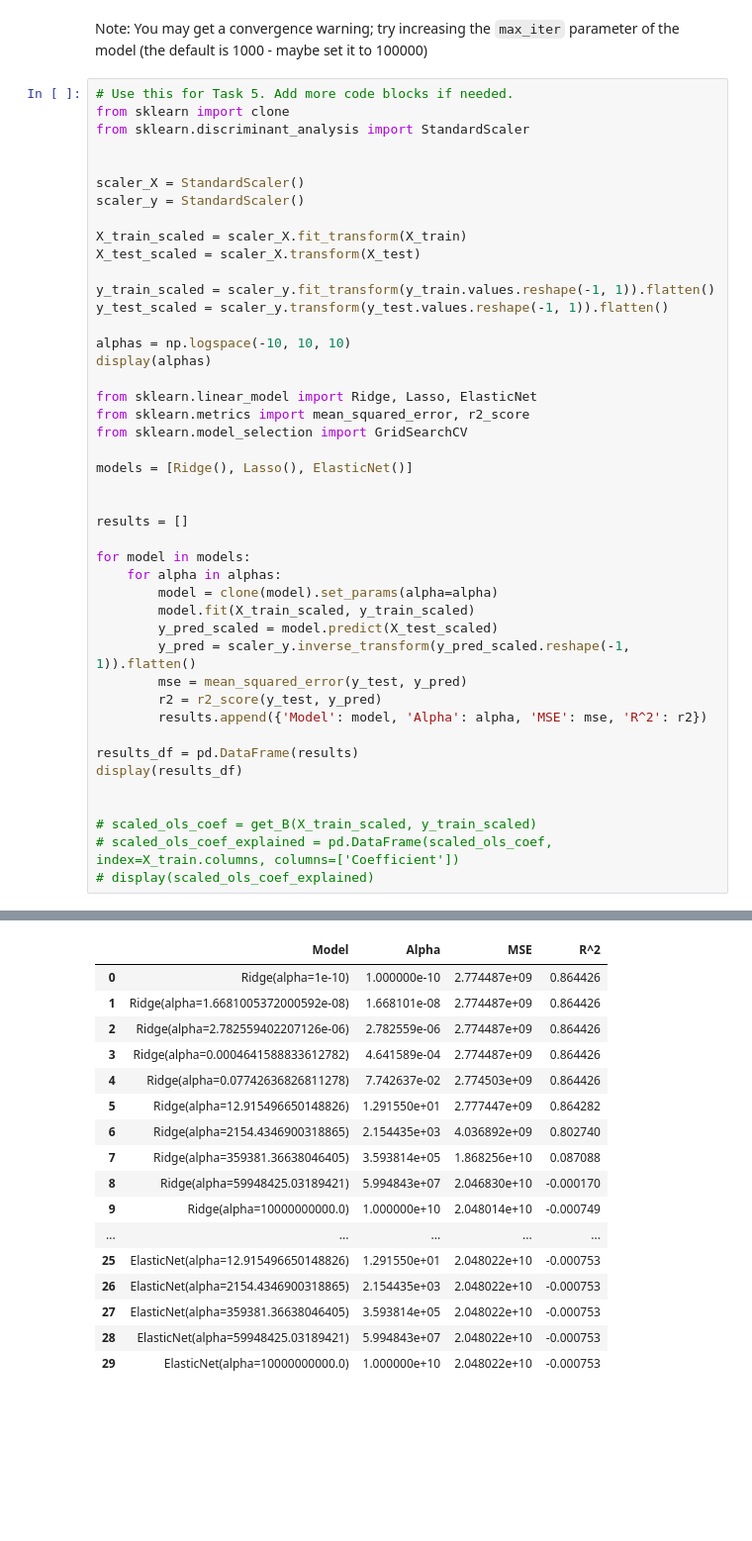
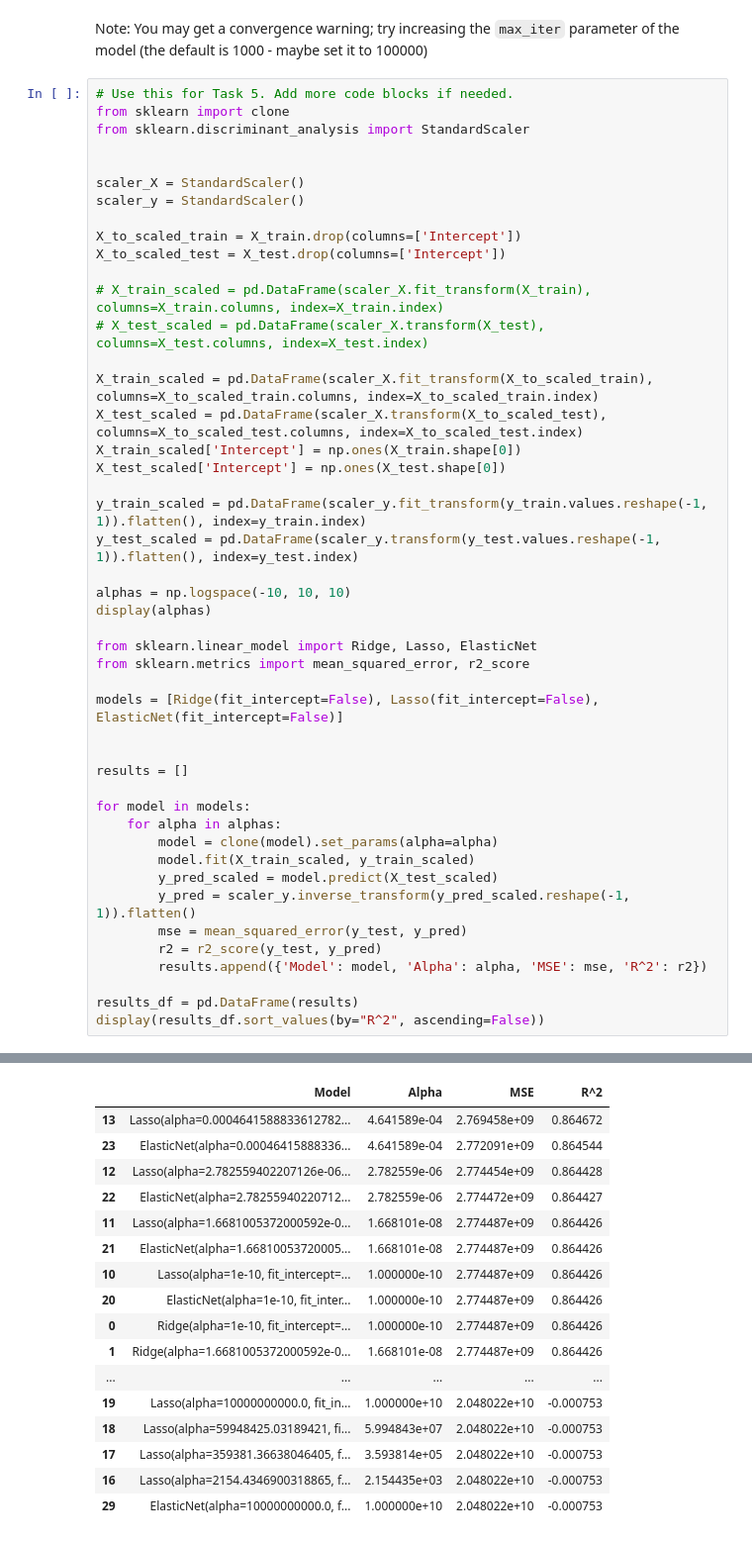
Before and after one commit to THEWhiteArrow/VIA-semester-6, a Jupyter notebook: MAL1/assignment2/2. Car prices.ipynb, the cells around one changed output, grey strips where cells are left out. Shown at 99% size. Drawn from its saved outputs; the diff is of its cells as text; blank space fills up the shorter version.

```diff
--- a/MAL1/assignment2/2. Car prices.ipynb
+++ b/MAL1/assignment2/2. Car prices.ipynb
@@ -294,59 +294,61 @@ from sklearn.discriminant_analysis import StandardScaler
 scaler_X = StandardScaler()
 scaler_y = StandardScaler()
 
-X_train_scaled = scaler_X.fit_transform(X_train)
-X_test_scaled = scaler_X.transform(X_test)
+X_to_scaled_train = X_train.drop(columns=['Intercept'])
+X_to_scaled_test = X_test.drop(columns=['Intercept'])
 
-y_train_scaled = scaler_y.fit_transform(y_train.values.reshape(-1, 1)).flatten()
-y_test_scaled = scaler_y.transform(y_test.values.reshape(-1, 1)).flatten()
+# X_train_scaled = pd.DataFrame(scaler_X.fit_transform(X_train), columns=X_train.columns, index=X_train.index)
+# X_test_scaled = pd.DataFrame(scaler_X.transform(X_test), columns=X_test.columns, index=X_test.index)
+
+X_train_scaled = pd.DataFrame(scaler_X.fit_transform(X_to_scaled_train), columns=X_to_scaled_train.columns, index=X_to_scaled_train.index)
+X_test_scaled = pd.DataFrame(scaler_X.transform(X_to_scaled_test), columns=X_to_scaled_test.columns, index=X_to_scaled_test.index)
+X_train_scaled['Intercept'] = np.ones(X_train.shape[0])
+X_test_scaled['Intercept'] = np.ones(X_test.shape[0])
+
+y_train_scaled = pd.DataFrame(scaler_y.fit_transform(y_train.values.reshape(-1, 1)).flatten(), index=y_train.index)
+y_test_scaled = pd.DataFrame(scaler_y.transform(y_test.values.reshape(-1, 1)).flatten(), index=y_test.index)
 
 alphas = np.logspace(-10, 10, 10)
 display(alphas)
 
 from sklearn.linear_model import Ridge, Lasso, ElasticNet
 from sklearn.metrics import mean_squared_error, r2_score
-from sklearn.model_selection import GridSearchCV
 
-models = [Ridge(), Lasso(), ElasticNet()]
+models = [Ridge(fit_intercept=False), Lasso(fit_intercept=False), ElasticNet(fit_intercept=False)]
 
 
 results = []
 
 for model in models:
     for alpha in alphas:
         model = clone(model).set_params(alpha=alpha)
         model.fit(X_train_scaled, y_train_scaled)
         y_pred_scaled = model.predict(X_test_scaled)
         y_pred = scaler_y.inverse_transform(y_pred_scaled.reshape(-1, 1)).flatten()
         mse = mean_squared_error(y_test, y_pred)
         r2 = r2_score(y_test, y_pred)
         results.append({'Model': model, 'Alpha': alpha, 'MSE': mse, 'R^2': r2})
 
 results_df = pd.DataFrame(results)
-display(results_df)
-
-
-# scaled_ols_coef = get_B(X_train_scaled, y_train_scaled)
-# scaled_ols_coef_explained = pd.DataFrame(scaled_ols_coef, index=X_train.columns, columns=['Coefficient'])
-# display(scaled_ols_coef_explained)
+display(results_df.sort_values(by="R^2", ascending=False))
 # %% [output]
 array([1.00000000e-10, 1.66810054e-08, 2.78255940e-06, 4.64158883e-04,
        7.74263683e-02, 1.29154967e+01, 2.15443469e+03, 3.59381366e+05,
        5.99484250e+07, 1.00000000e+10])
 |  | Model | Alpha | MSE | R^2 |
-| 0 | Ridge(alpha=1e-10) | 1.000000e-10 | 2.774487e+09 | 0.864426 |
-| 1 | Ridge(alpha=1.6681005372000592e-08) | 1.668101e-08 | 2.774487e+09 | 0.864426 |
-| 2 | Ridge(alpha=2.782559402207126e-06) | 2.782559e-06 | 2.774487e+09 | 0.864426 |
-| 3 | Ridge(alpha=0.0004641588833612782) | 4.641589e-04 | 2.774487e+09 | 0.864426 |
-| 4 | Ridge(alpha=0.07742636826811278) | 7.742637e-02 | 2.774503e+09 | 0.864426 |
-| 5 | Ridge(alpha=12.915496650148826) | 1.291550e+01 | 2.777447e+09 | 0.864282 |
-| 6 | Ridge(alpha=2154.4346900318865) | 2.154435e+03 | 4.036892e+09 | 0.802740 |
-| 7 | Ridge(alpha=359381.36638046405) | 3.593814e+05 | 1.868256e+10 | 0.087088 |
-| 8 | Ridge(alpha=59948425.03189421) | 5.994843e+07 | 2.046830e+10 | -0.000170 |
-| 9 | Ridge(alpha=10000000000.0) | 1.000000e+10 | 2.048014e+10 | -0.000749 |
+| 13 | Lasso(alpha=0.0004641588833612782... | 4.641589e-04 | 2.769458e+09 | 0.864672 |
+| 23 | ElasticNet(alpha=0.00046415888336... | 4.641589e-04 | 2.772091e+09 | 0.864544 |
+| 12 | Lasso(alpha=2.782559402207126e-06... | 2.782559e-06 | 2.774454e+09 | 0.864428 |
+| 22 | ElasticNet(alpha=2.78255940220712... | 2.782559e-06 | 2.774472e+09 | 0.864427 |
+| 11 | Lasso(alpha=1.6681005372000592e-0... | 1.668101e-08 | 2.774487e+09 | 0.864426 |
+| 21 | ElasticNet(alpha=1.66810053720005... | 1.668101e-08 | 2.774487e+09 | 0.864426 |
+| 10 | Lasso(alpha=1e-10, fit_intercept=... | 1.000000e-10 | 2.774487e+09 | 0.864426 |
+| 20 | ElasticNet(alpha=1e-10, fit_inter... | 1.000000e-10 | 2.774487e+09 | 0.864426 |
+| 0 | Ridge(alpha=1e-10, fit_intercept=... | 1.000000e-10 | 2.774487e+09 | 0.864426 |
+| 1 | Ridge(alpha=1.6681005372000592e-0... | 1.668101e-08 | 2.774487e+09 | 0.864426 |
 | ... | ... | ... | ... | ... |
-| 25 | ElasticNet(alpha=12.915496650148826) | 1.291550e+01 | 2.048022e+10 | -0.000753 |
-| 26 | ElasticNet(alpha=2154.4346900318865) | 2.154435e+03 | 2.048022e+10 | -0.000753 |
-| 27 | ElasticNet(alpha=359381.36638046405) | 3.593814e+05 | 2.048022e+10 | -0.000753 |
-| 28 | ElasticNet(alpha=59948425.03189421) | 5.994843e+07 | 2.048022e+10 | -0.000753 |
-| 29 | ElasticNet(alpha=10000000000.0) | 1.000000e+10 | 2.048022e+10 | -0.000753 |
+| 19 | Lasso(alpha=10000000000.0, fit_in... | 1.000000e+10 | 2.048022e+10 | -0.000753 |
+| 18 | Lasso(alpha=59948425.03189421, fi... | 5.994843e+07 | 2.048022e+10 | -0.000753 |
+| 17 | Lasso(alpha=359381.36638046405, f... | 3.593814e+05 | 2.048022e+10 | -0.000753 |
+| 16 | Lasso(alpha=2154.4346900318865, f... | 2.154435e+03 | 2.048022e+10 | -0.000753 |
+| 29 | ElasticNet(alpha=10000000000.0, f... | 1.000000e+10 | 2.048022e+10 | -0.000753 |
```
Also changed, not shown: parts of 7 cells of this notebook.
